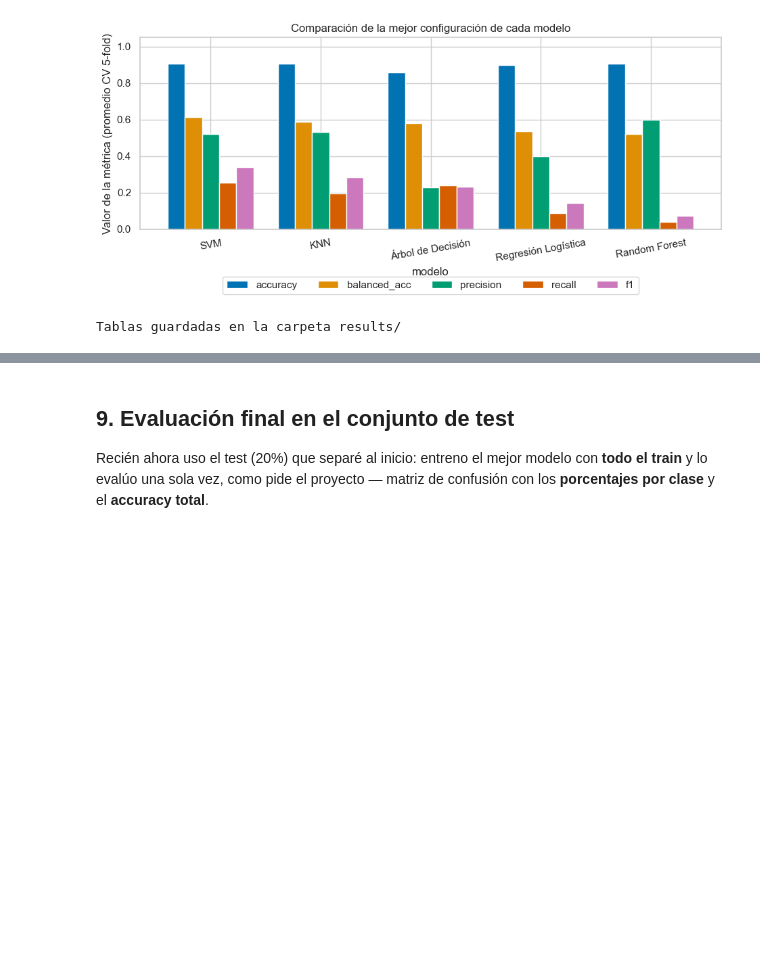
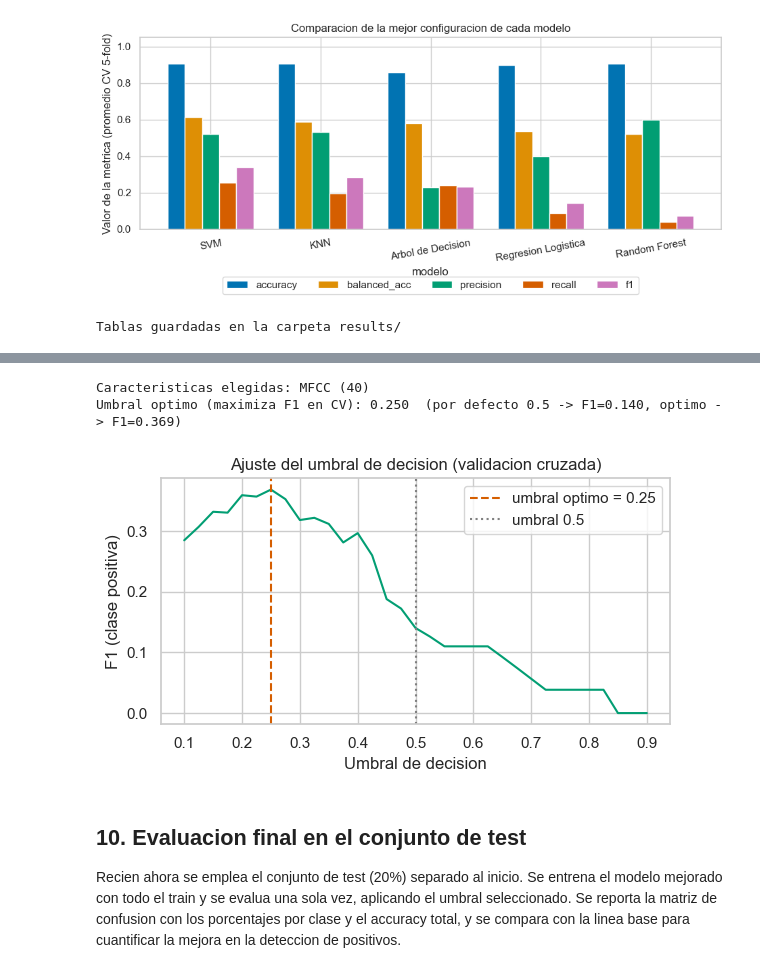
Before and after one commit to erosas-utec/ml-project-classification, a Jupyter notebook: covid_cough_classification.ipynb, the cells around one changed output, grey strips where cells are left out. Cells and saved outputs as stored; diff of their text form; code cells hidden in the pictures; blank space fills up the shorter version.

```diff
--- a/covid_cough_classification.ipynb
+++ b/covid_cough_classification.ipynb
@@ -469,4 +473,23 @@ tabla_mejores.to_csv('results/comparacion_modelos.csv', index=False)
 print('Tablas guardadas en la carpeta results/')
 # %% [output]
 Tablas guardadas en la carpeta results/
+# %%
+def construir_modelo(nombre, fila, class_weight=None):
+    """Reconstruye un modelo con los hiperparametros ganadores de su tabla.
+    class_weight permite activar el balanceo de clases (Seccion 8)."""
+    if nombre == 'Regresion Logistica':
+        return LogisticRegression(C=fila['C'], max_iter=5000, class_weight=class_weight,
+                                  random_state=SEED)
+    if nombre == 'SVM':
+        return SVC(kernel=fila['kernel'], C=fila['C'], gamma='scale', probability=True,
+                   class_weight=class_weight, random_state=SEED)
+    if nombre == 'Arbol de Decision':
+        prof = None if fila['max_depth'] == 'None' else int(fila['max_depth'])
+        return DecisionTreeClassifier(criterion=fila['criterion'], max_depth=prof,
+                                      class_weight=class_weight, random_state=SEED)
+    if nombre == 'KNN':
+        return KNeighborsClassifier(n_neighbors=int(fila['n_neighbors']), weights=fila['weights'])
+    prof = None if fila['max_depth'] == 'None' else int(fila['max_depth'])
+    return RandomForestClassifier(n_estimators=int(fila['n_estimators']), max_depth=prof,
+                                  class_weight=class_weight, random_state=SEED)
 # %% [markdown]
@@ -510,4 +607,38 @@ PCA: de 40 features pasé a 30 componentes (95% de la varianza)
+# %%
+# Se escoge el conjunto de caracteristicas segun el F1 de la seccion 9.2
+usar_deltas = comparacion_feat.iloc[1]['f1'] > comparacion_feat.iloc[0]['f1']
+X_tr_final = X_train_ext if usar_deltas else X_train
+X_te_final = X_test_ext if usar_deltas else X_test
+conjunto_final = 'MFCC + deltas (120)' if usar_deltas else 'MFCC (40)'
+print('Caracteristicas elegidas:', conjunto_final)
+
+modelo_final = construir_modelo(nombre_mejor, fila_ganadora[nombre_mejor])
+
+# Probabilidades fuera de muestra (sin fuga) para elegir el umbral
+proba_oof = cross_val_predict(modelo_final, X_tr_final, y_train, groups=grupos_train,
+                              cv=kfold, method='predict_proba')[:, 1]
+umbrales = np.linspace(0.10, 0.90, 33)
+f1_por_umbral = [f1_score(y_train, (proba_oof >= u).astype(int), zero_division=0) for u in umbrales]
+umbral_opt = float(umbrales[int(np.argmax(f1_por_umbral))])
+print(f'Umbral optimo (maximiza F1 en CV): {umbral_opt:.3f}  '
+      f'(por defecto 0.5 -> F1={f1_por_umbral[np.argmin(np.abs(umbrales-0.5))]:.3f}, '
+      f'optimo -> F1={max(f1_por_umbral):.3f})')
+
+fig, ax = plt.subplots(figsize=(6, 3.5))
+ax.plot(umbrales, f1_por_umbral, color=PALETA[2])
+ax.axvline(umbral_opt, color=PALETA[3], linestyle='--', label=f'umbral optimo = {umbral_opt:.2f}')
+ax.axvline(0.5, color='gray', linestyle=':', label='umbral 0.5')
+ax.set_xlabel('Umbral de decision'); ax.set_ylabel('F1 (clase positiva)')
+ax.set_title('Ajuste del umbral de decision (validacion cruzada)')
+ax.legend()
+plt.tight_layout()
+plt.savefig('figures/umbral.png', dpi=150, bbox_inches='tight')
+plt.show()
+# %% [output]
+Caracteristicas elegidas: MFCC (40)
+Umbral optimo (maximiza F1 en CV): 0.250  (por defecto 0.5 -> F1=0.140, optimo -> F1=0.369)
+[figure, added]
 # %% [markdown]
-## 9. Evaluación final en el conjunto de test
+## 10. Evaluacion final en el conjunto de test
 
-Recién ahora uso el test (20%) que separé al inicio: entreno el mejor modelo con **todo el train** y lo evalúo una sola vez, como pide el proyecto — matriz de confusión con los **porcentajes por clase** y el **accuracy total**.
+Recien ahora se emplea el conjunto de test (20%) separado al inicio. Se entrena el modelo mejorado con todo el train y se evalua una sola vez, aplicando el umbral seleccionado. Se reporta la matriz de confusion con los porcentajes por clase y el accuracy total, y se compara con la linea base para cuantificar la mejora en la deteccion de positivos.
```
Also changed, not shown: parts of 37 cells of this notebook, 17 other files.
